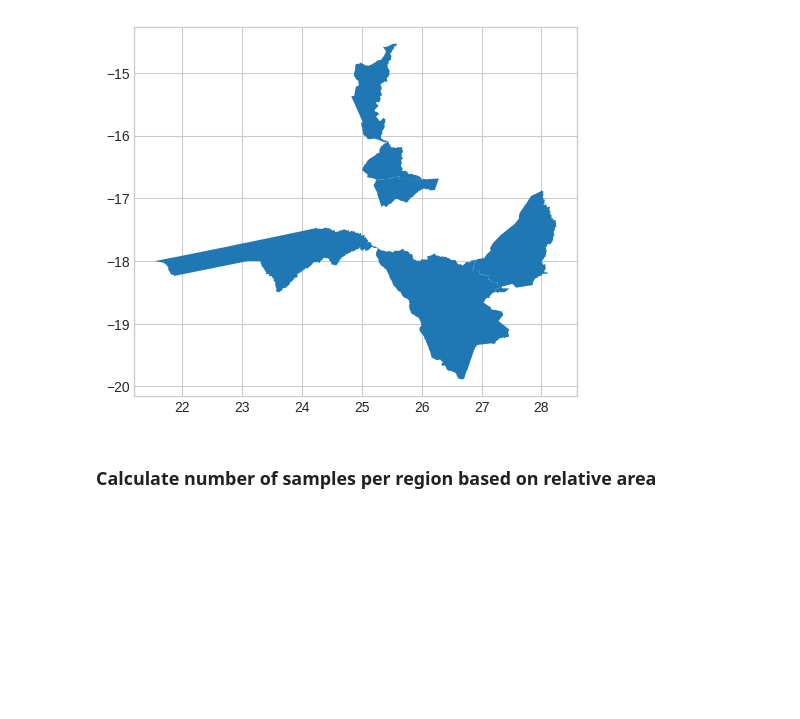
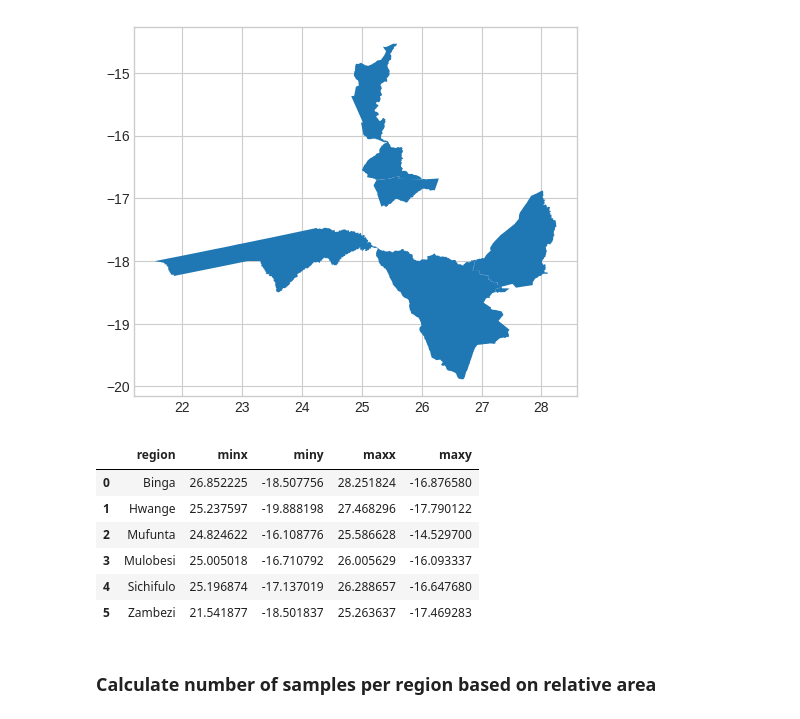
Before and after one commit to alexvmt/farm_plot_detection, a Jupyter notebook: sample_points_from_kaza_landcover_2020.ipynb, the cells around one changed output. Saved outputs shown, nothing was run; the diff lists cells and outputs as text; code cells hidden in the pictures; blank space fills up the shorter version.

```diff
--- a/sample_points_from_kaza_landcover_2020.ipynb
+++ b/sample_points_from_kaza_landcover_2020.ipynb
@@ -72,6 +72,16 @@ regions_of_interest.plot()
 plt.show()
 # %% [output]
 [figure]
+# %%
+pd.concat([regions_of_interest['region'], regions_of_interest.bounds], axis=1)
+# %% [output]
+|  | region | minx | miny | maxx | maxy |
+| 0 | Binga | 26.852225 | -18.507756 | 28.251824 | -16.876580 |
+| 1 | Hwange | 25.237597 | -19.888198 | 27.468296 | -17.790122 |
+| 2 | Mufunta | 24.824622 | -16.108776 | 25.586628 | -14.529700 |
+| 3 | Mulobesi | 25.005018 | -16.710792 | 26.005629 | -16.093337 |
+| 4 | Sichifulo | 25.196874 | -17.137019 | 26.288657 | -16.647680 |
+| 5 | Zambezi | 21.541877 | -18.501837 | 25.263637 | -17.469283 |
 # %% [markdown]
 ### Calculate number of samples per region based on relative area
 # %%
```
Also changed, not shown: parts of 3 cells of this notebook, 5 other files.
